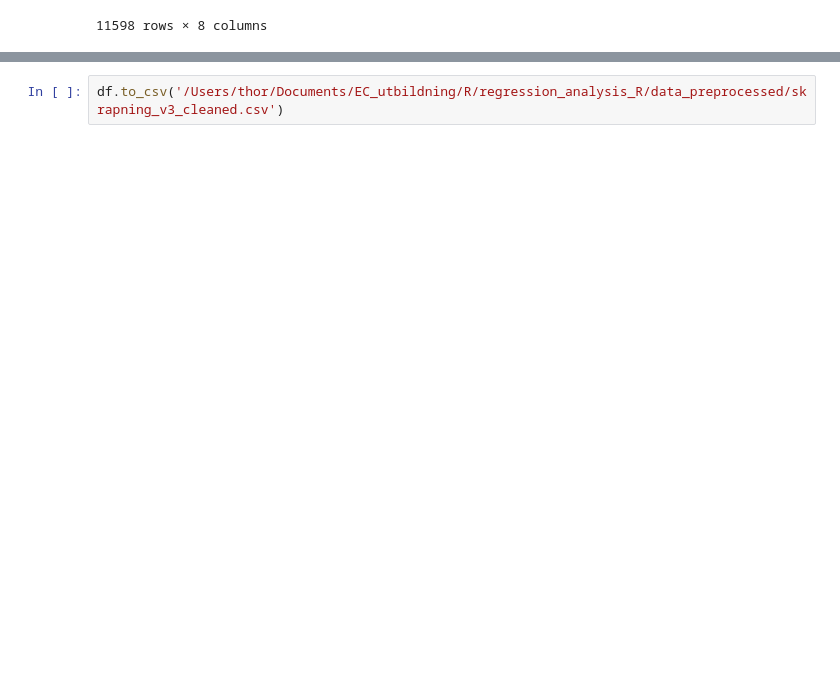
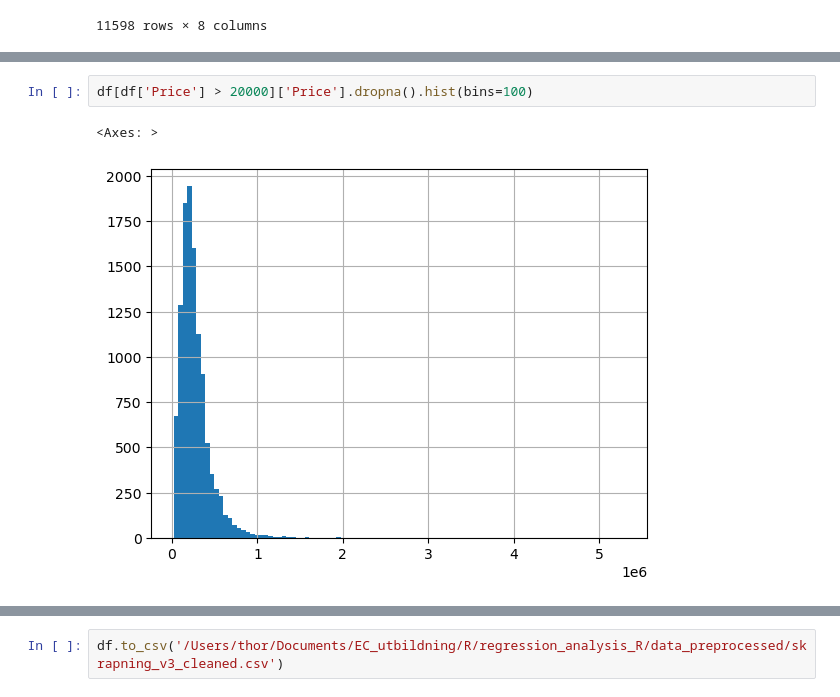
Before and after one commit to SiarheiThor/regression_analysis_r, a Jupyter notebook: notebooks/clean_file.ipynb, the cells around one changed output, grey strips where cells are left out. Cells and saved outputs as stored; diff of their text form; blank space fills up the shorter version.

Commit message:
update code, add graphs

```diff
--- a/notebooks/clean_file.ipynb
+++ b/notebooks/clean_file.ipynb
@@ -133,0 +141,5 @@ df.replace()
+# %%
+df[df['Price'] > 20000]['Price'].dropna().hist(bins=100)
+# %% [output]
+<Axes: >
+[figure, added]
```
Also changed, not shown: parts of 10 cells of this notebook, 8 other files.
